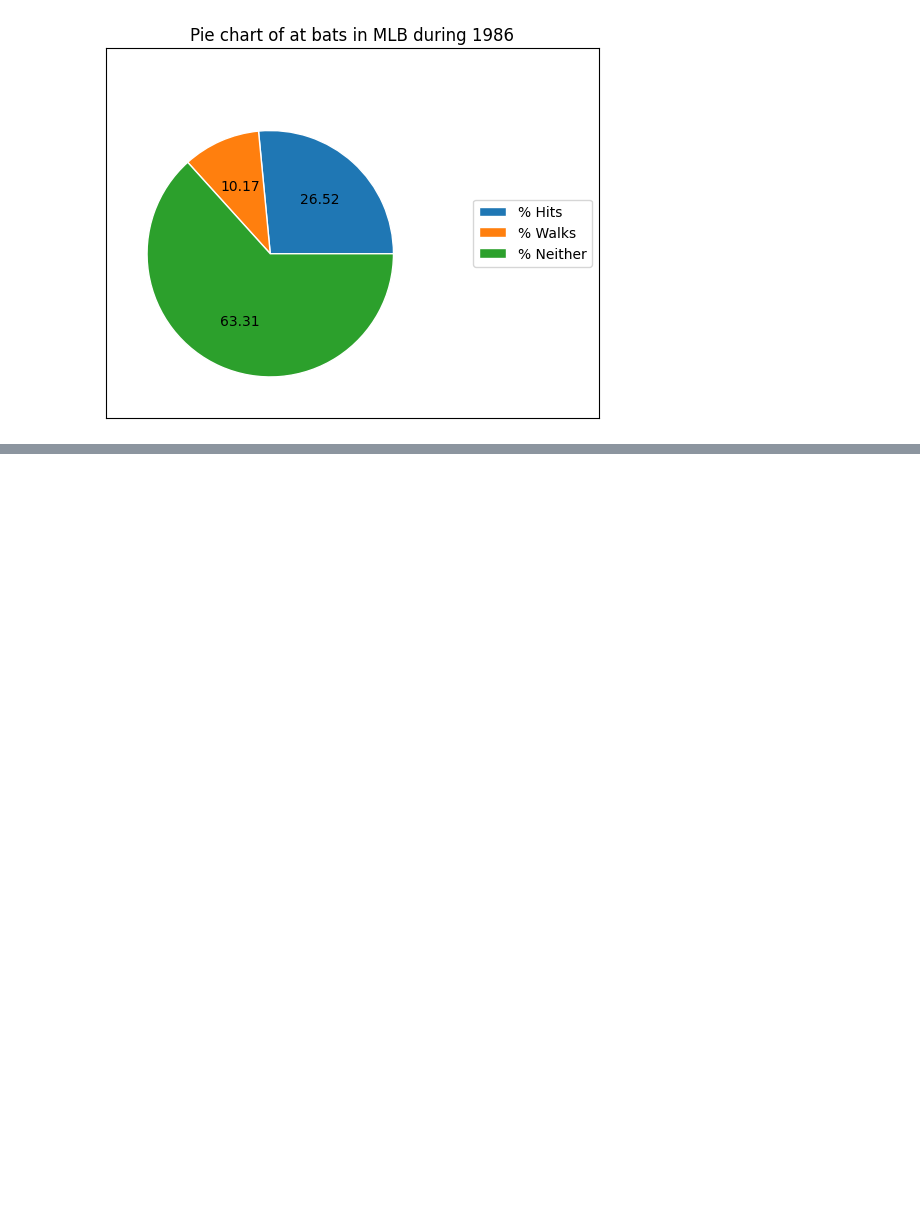
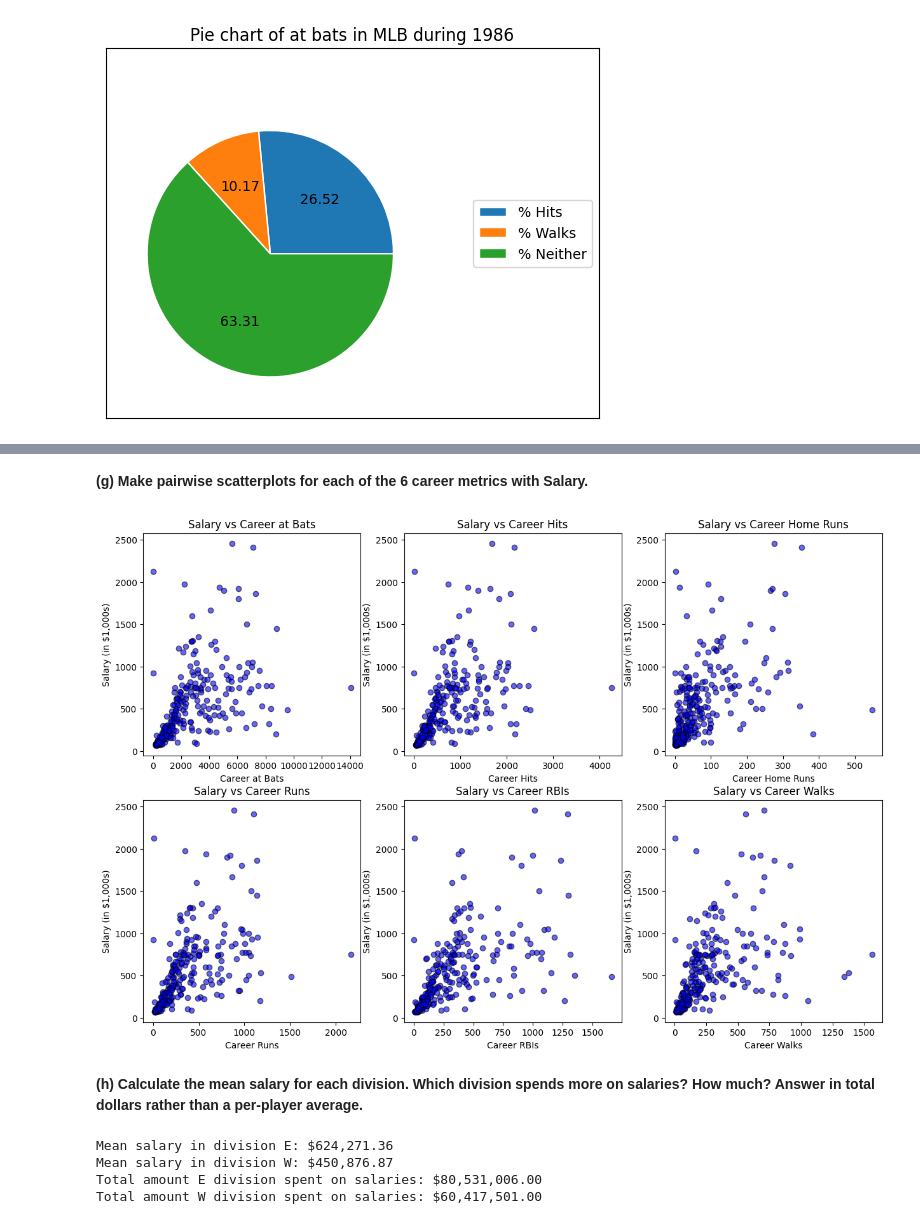
Before and after one commit to rachellecloutier/code_2600, a Jupyter notebook: homework1.ipynb, the cells around one changed output, grey strips where cells are left out. Cells and saved outputs as stored; diff of their text form; code cells hidden in the pictures; blank space fills up the shorter version.

```diff
--- a/homework1.ipynb
+++ b/homework1.ipynb
@@ -152,0 +180,49 @@ plt.show()
+# %% [markdown]
+**(g) Make pairwise scatterplots for each of the 6 career metrics with Salary.**
+# %%
+#coulmn names and labels
+metrics = {
+    "CAtBat": "Career at Bats",
+    "CHits": "Career Hits",
+    "CHmRun": "Career Home Runs",
+    "CRuns": "Career Runs",
+    "CRBI": "Career RBIs",
+    "CWalks": "Career Walks"
+}
+
+#create subplots
+fig, axes = plt.subplots(2, 3, figsize=(15, 10))
+axes = axes.flatten()
+
+#loop through metrics
+for i, (col, label) in enumerate(metrics.items()):
+    axes[i].scatter(df[col], df['Salary'], alpha=0.6, color='blue', edgecolors='black')
+    axes[i].set_xlabel(label)
+    axes[i].set_ylabel("Salary (in $1,000s)")
+    axes[i].set_title(f"Salary vs {label}")
+
+#display plots
+#plt.tight_layout()
+plt.show()
+# %% [output]
+[figure, added]
+# %% [markdown]
+**(h) Calculate the mean salary for each division. Which division spends more on salaries? How much? Answer in total dollars rather than a per-player average.**
+# %%
+ESalarys = df.loc[df['Division'] == 'E', 'Salary']
+WSalarys = df.loc[df['Division'] == 'W', 'Salary']
+
+Emean = (ESalarys.mean()) * 1000
+Wmean = (WSalarys.mean()) * 1000
+Esum = (ESalarys.sum()) * 1000
+Wsum = (WSalarys.sum()) * 1000
+
+print(f'Mean salary in division E: ${Emean:,.2f}')
+print(f'Mean salary in division W: ${Wmean:,.2f}')
+print(f'Total amount E division spent on salaries: ${Esum:,.2f}')
+print(f'Total amount W division spent on salaries: ${Wsum:,.2f}')
+# %% [output]
+Mean salary in division E: $624,271.36
+Mean salary in division W: $450,876.87
+Total amount E division spent on salaries: $80,531,006.00
+Total amount W division spent on salaries: $60,417,501.00
```
Also changed, not shown: parts of 9 cells of this notebook.
